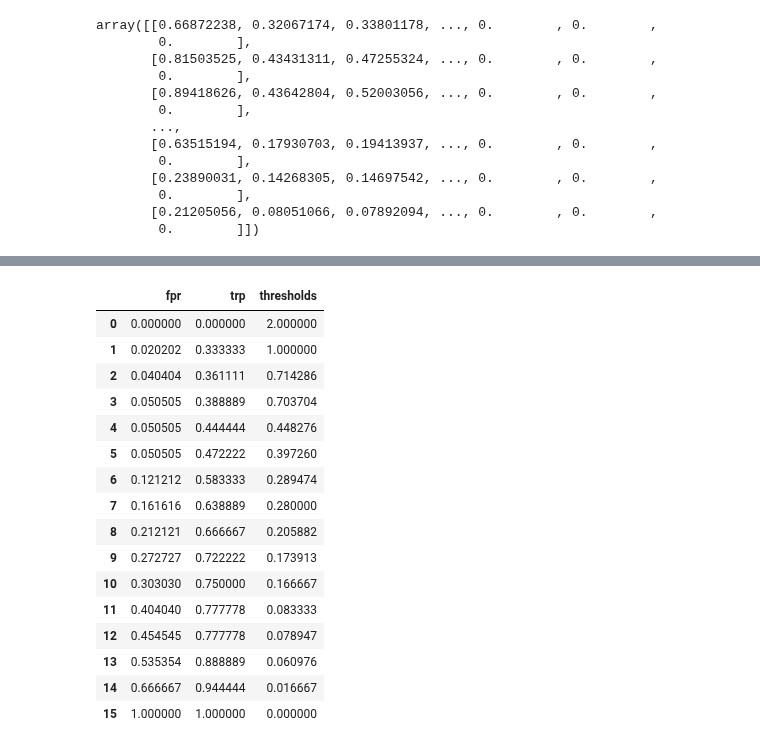
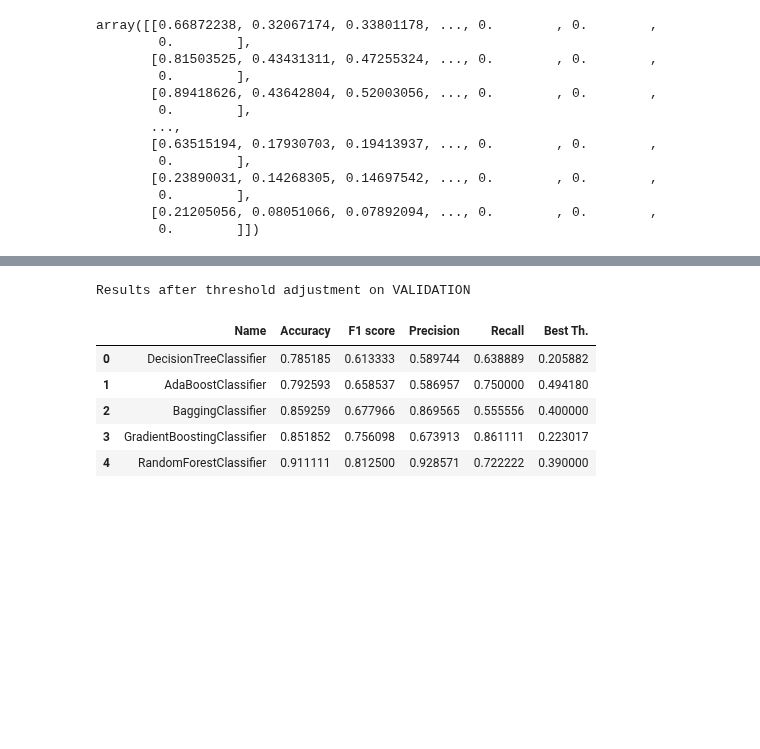
Before and after one commit to marek-lechowicz/radiomika_pd, a Jupyter notebook: tree_classifier.ipynb, the cells around one changed output, grey strips where cells are left out. Cells and saved outputs as stored; diff of their text form; code cells hidden in the pictures; blank space fills up the shorter version.

```diff
--- a/tree_classifier.ipynb
+++ b/tree_classifier.ipynb
@@ -167,22 +158,40 @@ plt.show()
 # %%
-data = {'fpr': fpr, 'trp': tpr, 'thresholds': thresholds}
-df = pd.DataFrame(data)
-df.head(len(fpr))
+# data = {'fpr': fpr, 'trp': tpr, 'thresholds': thresholds}
+# df = pd.DataFrame(data)
+# df.head(len(fpr))
-# %% [output]
-|  | fpr | trp | thresholds |
-| 0 | 0.000000 | 0.000000 | 2.000000 |
-| 1 | 0.020202 | 0.333333 | 1.000000 |
-| 2 | 0.040404 | 0.361111 | 0.714286 |
-| 3 | 0.050505 | 0.388889 | 0.703704 |
-| 4 | 0.050505 | 0.444444 | 0.448276 |
-| 5 | 0.050505 | 0.472222 | 0.397260 |
-| 6 | 0.121212 | 0.583333 | 0.289474 |
-| 7 | 0.161616 | 0.638889 | 0.280000 |
-| 8 | 0.212121 | 0.666667 | 0.205882 |
-| 9 | 0.272727 | 0.722222 | 0.173913 |
-| 10 | 0.303030 | 0.750000 | 0.166667 |
-| 11 | 0.404040 | 0.777778 | 0.083333 |
-| 12 | 0.454545 | 0.777778 | 0.078947 |
-| 13 | 0.535354 | 0.888889 | 0.060976 |
-| 14 | 0.666667 | 0.944444 | 0.016667 |
-| 15 | 1.000000 | 1.000000 | 0.000000 |
+# %%
+best_thresholds = {}
+for clf, name in zip(clfs, clfs_names):
+    best_f1 = 0
+    best_th = None
+    for threshold in clfs_thresholds[name]:
+        y_pred = ys_pred_proba[name] > threshold
+        f1 = f1_score(y_val, y_pred)
+        if f1 > best_f1:
+            best_f1 = f1
+            best_th = threshold
+    best_thresholds[name] = best_th
+# %%
+results = {'Name': [], 'Accuracy': [], 'F1 score': [], 'Precision': [], 'Recall': [], 'Best Th.': []}
+
+for clf, name in zip(clfs, clfs_names):
+    best_th = best_thresholds[name]
+    y_pred = ys_pred_proba[name] > best_th
+    results['Name'].append(name)
+    results['Accuracy'].append(accuracy_score(y_val, y_pred))
+    results['F1 score'].append(f1_score(y_val, y_pred))
+    results['Precision'].append(precision_score(y_val, y_pred))
+    results['Recall'].append(recall_score(y_val, y_pred))
+    results['Best Th.'].append(best_th)
+
+results_df = pd.DataFrame(results)
+print("Results after threshold adjustment on VALIDATION")
+results_df.head(len(clfs_names))
+# %% [output]
+Results after threshold adjustment on VALIDATION
+|  | Name | Accuracy | F1 score | Precision | Recall | Best Th. |
+| 0 | DecisionTreeClassifier | 0.785185 | 0.613333 | 0.589744 | 0.638889 | 0.205882 |
+| 1 | AdaBoostClassifier | 0.792593 | 0.658537 | 0.586957 | 0.750000 | 0.494180 |
+| 2 | BaggingClassifier | 0.859259 | 0.677966 | 0.869565 | 0.555556 | 0.400000 |
+| 3 | GradientBoostingClassifier | 0.851852 | 0.756098 | 0.673913 | 0.861111 | 0.223017 |
+| 4 | RandomForestClassifier | 0.911111 | 0.812500 | 0.928571 | 0.722222 | 0.390000 |
```
Also changed, not shown: parts of 12 cells of this notebook.
